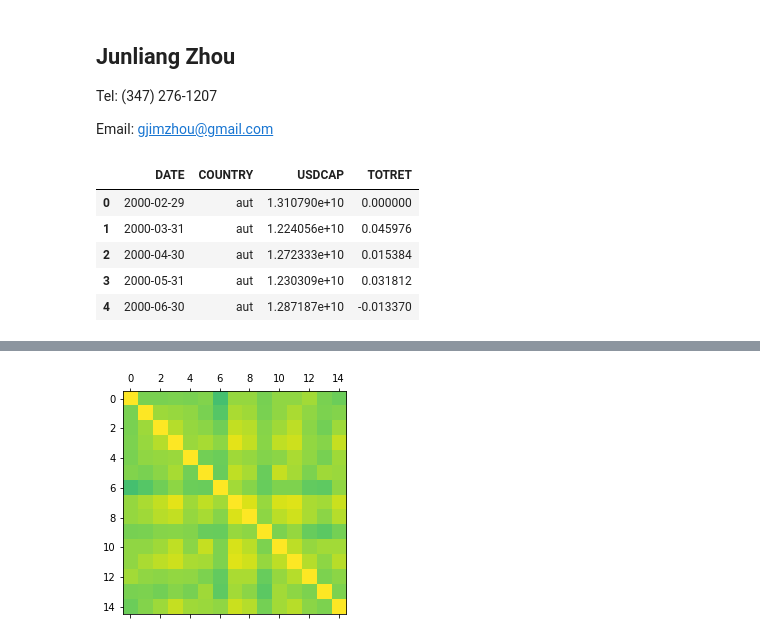
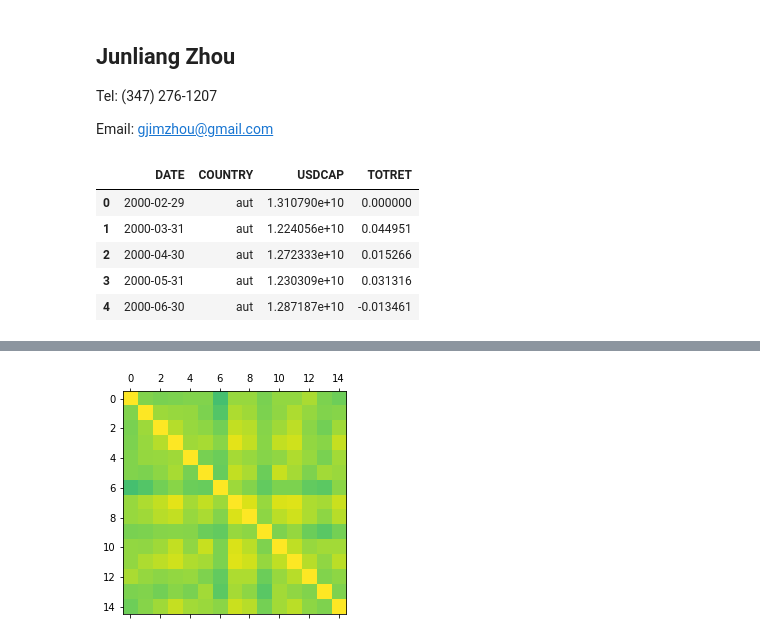
Before and after one commit to gjimzhou/MTH9855-Asset-Allocation-and-Portfolio-Management, a Jupyter notebook: 9855HW7_Junliang_Zhou.ipynb, the cells around one changed output, grey strips where cells are left out. Cells and saved outputs as stored; diff of their text form; code cells hidden in the pictures.

```diff
--- a/9855HW7_Junliang_Zhou.ipynb
+++ b/9855HW7_Junliang_Zhou.ipynb
@@ -18,31 +18,31 @@ allData['DATE']=pd.to_datetime(allData['DATE'])
 # %%
 # Split raw data into cap and ret
 capData=allData.iloc[:,1::2].copy()
 retData=allData.iloc[:,2::2].copy()
 
 capCols=capData.columns.values.tolist()
 retCols=retData.columns.values.tolist()
 
 # Clean data into [DATE,COUNTRY,USDCAP,TOTRET] 4 columns
 countryDatas=[]
 for capCol,retCol in zip(capCols,retCols):
     country=capCol.split('.')[1]
     countryData=pd.DataFrame(allData['DATE'])
     countryData['COUNTRY']=country
     countryData['USDCAP']=capData[capCol]
-    countryData['TOTRET']=retData[retCol]
+    countryData['TOTRET']=np.log(1+retData[retCol])
     countryData.loc[0,'TOTRET']=0
     countryDatas.append(countryData)
 
 allDataCleaned=pd.concat(countryDatas)
 allDataCleaned.head()
 # %% [output]
 |  | DATE | COUNTRY | USDCAP | TOTRET |
 | 0 | 2000-02-29 | aut | 1.310790e+10 | 0.000000 |
-| 1 | 2000-03-31 | aut | 1.224056e+10 | 0.045976 |
-| 2 | 2000-04-30 | aut | 1.272333e+10 | 0.015384 |
-| 3 | 2000-05-31 | aut | 1.230309e+10 | 0.031812 |
-| 4 | 2000-06-30 | aut | 1.287187e+10 | -0.013370 |
+| 1 | 2000-03-31 | aut | 1.224056e+10 | 0.044951 |
+| 2 | 2000-04-30 | aut | 1.272333e+10 | 0.015266 |
+| 3 | 2000-05-31 | aut | 1.230309e+10 | 0.031316 |
+| 4 | 2000-06-30 | aut | 1.287187e+10 | -0.013461 |
 # %%
 # Pivot cap and ret data
 capDataPivot=allDataCleaned.pivot('DATE','COUNTRY')['USDCAP']
```
Also changed, not shown: parts of 9 cells of this notebook.
